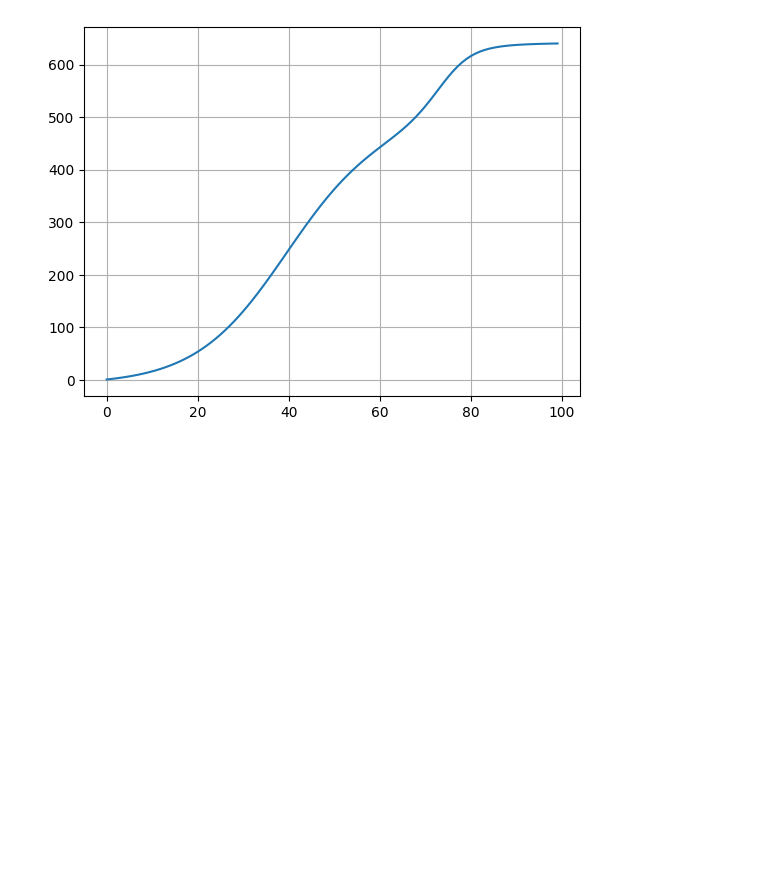
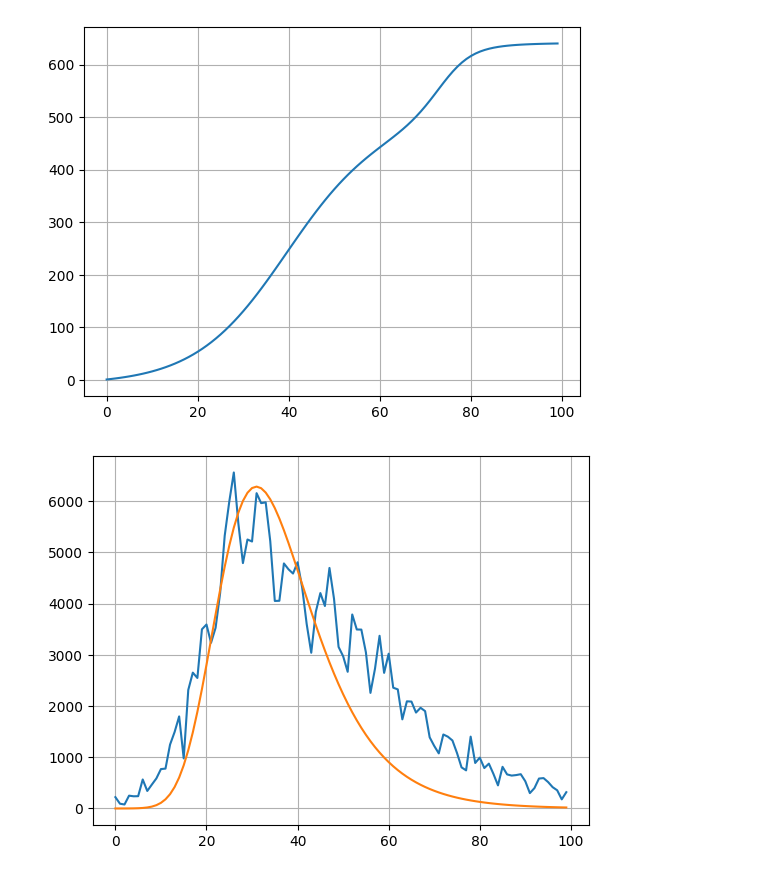
Before and after one commit to Adrianominora/Wave, a Jupyter notebook: script/Loglet.ipynb, the cells around one changed output. Cells and saved outputs as stored; diff of their text form; code cells hidden in the pictures; blank space fills up the shorter version.

Commit message:
loaded national data

```diff
--- a/script/Loglet.ipynb
+++ b/script/Loglet.ipynb
@@ -66,3 +67,24 @@ plt.grid(True)
 # %% [output]
 [figure]
 [figure]
+# %%
+# Import data
+national_data=pd.read_csv('..\data\dati-andamento-nazionale\dpc-covid19-ita-andamento-nazionale.csv')
+new_pos=national_data['nuovi_positivi'].values
+
+# Richard bell curve
+K = 3500000
+r = 0.1
+tm = 1
+nu = 0.05
+
+T= 100
+t= np.arange(0,T)
+y= r*K*np.exp(-r*(t-tm))/((1+np.exp(-r*(t-tm)))**(1/nu)*(1+np.exp(-r*(t-tm))))
+
+plt.figure()
+plt.plot(new_pos[0:T])
+plt.plot(y)
+plt.grid(True)
+# %% [output]
+[figure, added]
```
Also changed, not shown: parts of 1 cell of this notebook.
